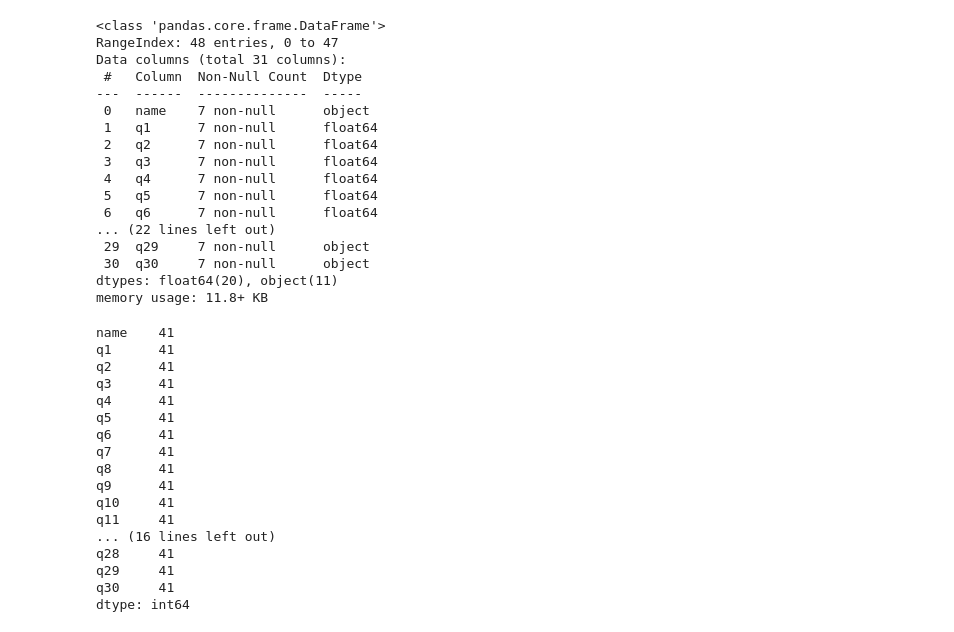
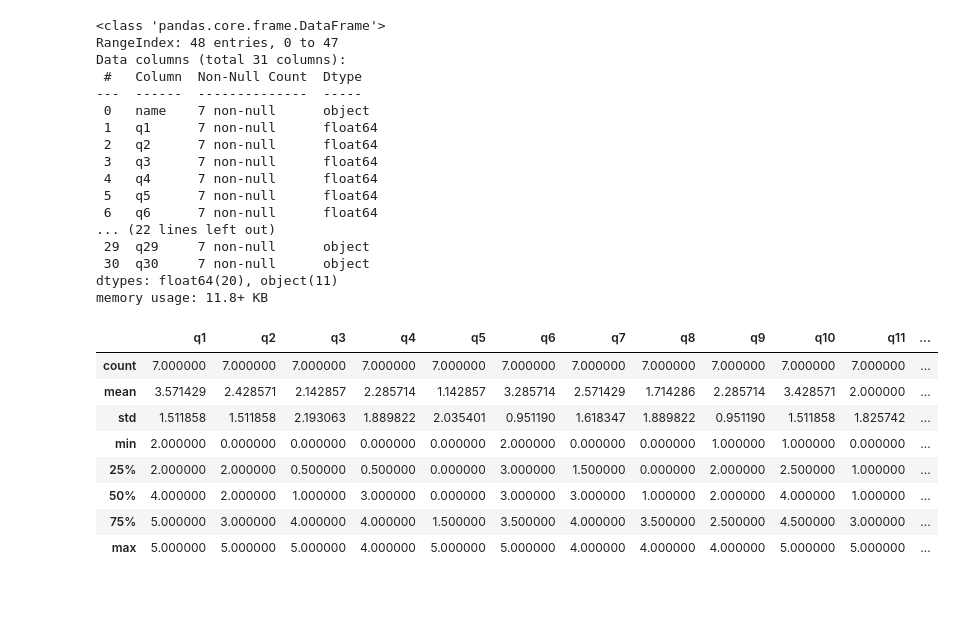
Before and after one commit to KajalPourjalil/jupyter_practice, a Jupyter notebook: jupyter/practice.ipynb, the cells around one changed output. Cells and saved outputs as stored; diff of their text form; code cells hidden in the pictures; blank space fills up the shorter version.

```diff
--- a/jupyter/practice.ipynb
+++ b/jupyter/practice.ipynb
@@ -37,23 +37,15 @@ Data columns (total 31 columns):
  30  q30     7 non-null      object
 dtypes: float64(20), object(11)
 memory usage: 11.8+ KB
-# %%
-df.isnull().sum()
-# %% [output]
-name    41
-q1      41
-q2      41
-q3      41
-q4      41
-q5      41
-q6      41
-q7      41
-q8      41
-q9      41
-q10     41
-q11     41
-... (16 lines left out)
-q28     41
-q29     41
-q30     41
-dtype: int64
+# %%
+df.describe()
+# %% [output]
+|  | q1 | q2 | q3 | q4 | q5 | q6 | q7 | q8 | q9 | q10 | q11 | ... |
+| count | 7.000000 | 7.000000 | 7.000000 | 7.000000 | 7.000000 | 7.000000 | 7.000000 | 7.000000 | 7.000000 | 7.000000 | 7.000000 | ... |
+| mean | 3.571429 | 2.428571 | 2.142857 | 2.285714 | 1.142857 | 3.285714 | 2.571429 | 1.714286 | 2.285714 | 3.428571 | 2.000000 | ... |
+| std | 1.511858 | 1.511858 | 2.193063 | 1.889822 | 2.035401 | 0.951190 | 1.618347 | 1.889822 | 0.951190 | 1.511858 | 1.825742 | ... |
+| min | 2.000000 | 0.000000 | 0.000000 | 0.000000 | 0.000000 | 2.000000 | 0.000000 | 0.000000 | 1.000000 | 1.000000 | 0.000000 | ... |
+| 25% | 2.000000 | 2.000000 | 0.500000 | 0.500000 | 0.000000 | 3.000000 | 1.500000 | 0.000000 | 2.000000 | 2.500000 | 1.000000 | ... |
+| 50% | 4.000000 | 2.000000 | 1.000000 | 3.000000 | 0.000000 | 3.000000 | 3.000000 | 1.000000 | 2.000000 | 4.000000 | 1.000000 | ... |
+| 75% | 5.000000 | 3.000000 | 4.000000 | 4.000000 | 1.500000 | 3.500000 | 4.000000 | 3.500000 | 2.500000 | 4.500000 | 3.000000 | ... |
+| max | 5.000000 | 5.000000 | 5.000000 | 4.000000 | 5.000000 | 5.000000 | 4.000000 | 4.000000 | 4.000000 | 5.000000 | 5.000000 | ... |
```
Also changed, not shown: parts of 4 cells of this notebook.
